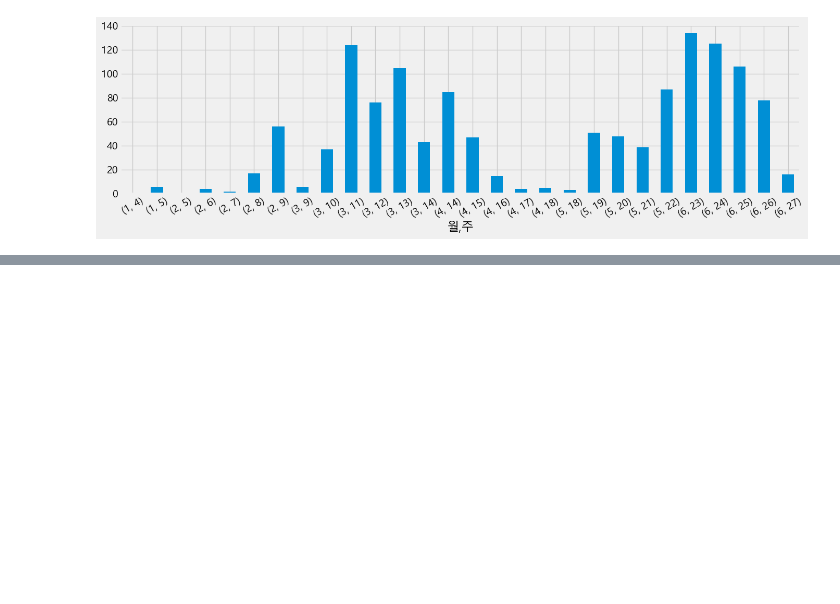
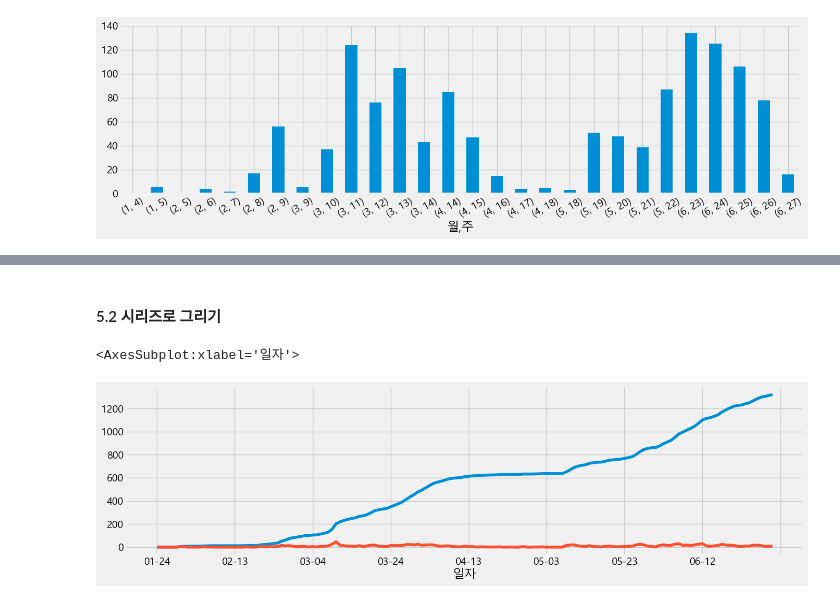
Before and after one commit to sihan827/Pandas-Practice, a Jupyter notebook: covid-19_analysis.ipynb, the cells around one changed output, grey strips where cells are left out. Cells and saved outputs as stored; diff of their text form; code cells hidden in the pictures; blank space fills up the shorter version.

```diff
--- a/covid-19_analysis.ipynb
+++ b/covid-19_analysis.ipynb
@@ -245,0 +367,9 @@ month_week_count.plot.bar(figsize=(15, 4), rot=30)
+# %% [markdown]
+#### 5.2 시리즈로 그리기
+# %%
+# 시리즈로 2개 그래프 그리기
+cum_day["확진수"].plot()
+cum_day["누적확진"].plot(figsize=(15, 4))
+# %% [output]
+<AxesSubplot:xlabel='일자'>
+[figure, added]
```
Also changed, not shown: parts of 48 cells of this notebook.
